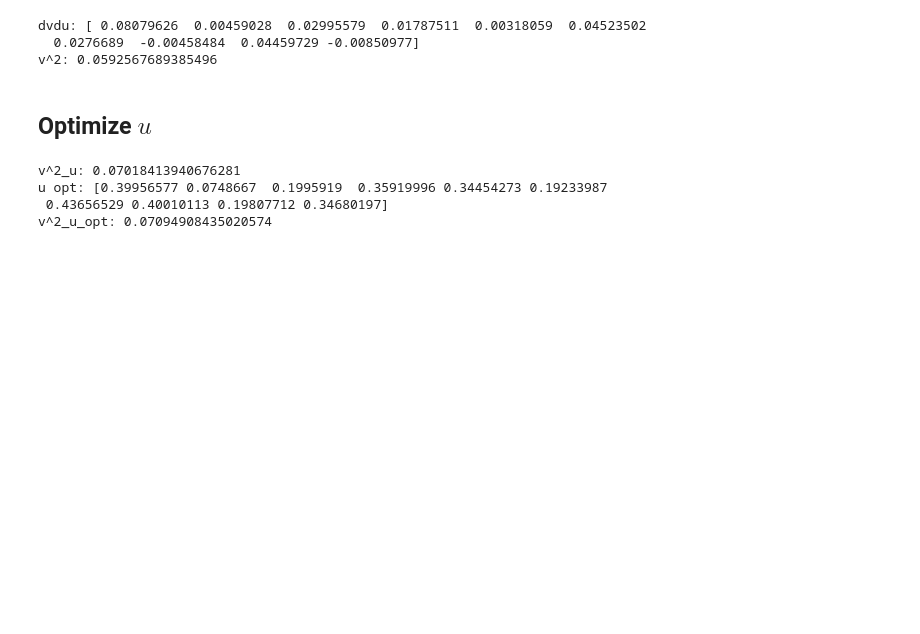
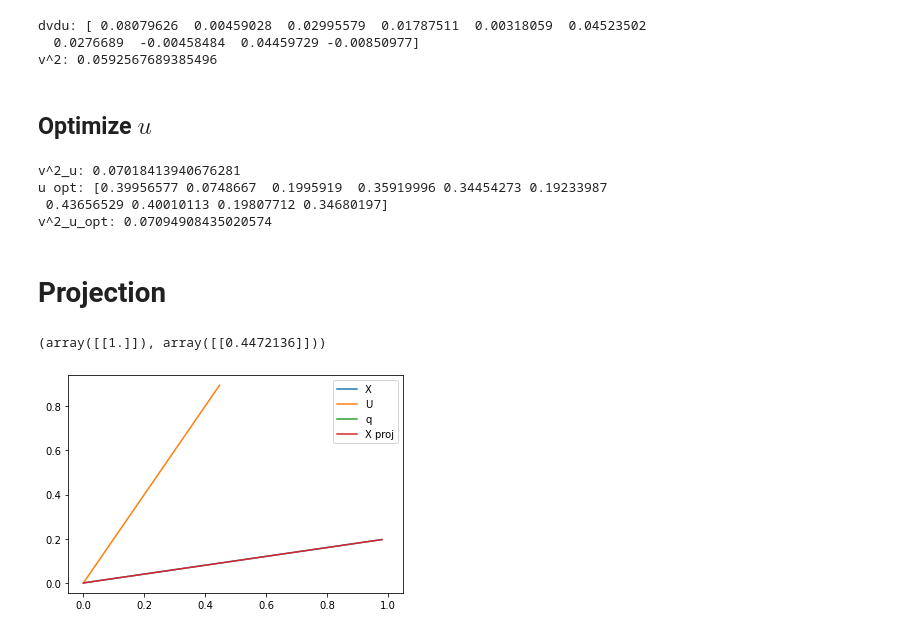
Before and after one commit to neurodata/hyppo, a Jupyter notebook: mgc_dcorr/simulated_DCA_demo.ipynb, the cells around one changed output. Cells and saved outputs as stored; diff of their text form; code cells hidden in the pictures; blank space fills up the shorter version.

Commit message:
started proj

```diff
--- a/mgc_dcorr/simulated_DCA_demo.ipynb
+++ b/mgc_dcorr/simulated_DCA_demo.ipynb
@@ -238,3 +238,26 @@ v^2_u: 0.07018413940676281
 u opt: [0.39956577 0.0748667  0.1995919  0.35919996 0.34454273 0.19233987
  0.43656529 0.40010113 0.19807712 0.34680197]
 v^2_u_opt: 0.07094908435020574
+# %% [markdown]
+# Projection
+# %%
+k_pt = 1
+X_pt = np.array([5, 1])
+X_pt = X_pt / LA.norm(X_pt)
+U_pt = np.array([1, 2])
+U_pt = U_pt / LA.norm(U_pt)
+U_pt = np.expand_dims(U_pt, 0)
+q_pt = LA.qr(U_pt[:, :k_pt])
+X_proj_pt = dc.proj_U(X_pt, U_pt, k_pt)
+print(q_pt)
+# %% [output]
+(array([[1.]]), array([[0.4472136]]))
+# %%
+x_range_pt = np.linspace(0, 1, 11)
+plt.plot(X_pt[0] * x_range_pt, X_pt[1] * x_range_pt)
+plt.plot(U_pt[:, 0] * x_range_pt, U_pt[:, 1] * x_range_pt)
+plt.plot(q_pt[0] * x_range_pt, q_pt[1] * x_range_pt)
+plt.plot(X_proj_pt[0] * x_range_pt, X_proj_pt[1] * x_range_pt)
+plt.legend(["X", "U", "q", "X proj"]);
+# %% [output]
+[figure, added]
```
Also changed, not shown: parts of 1 cell of this notebook, 1 other file.
